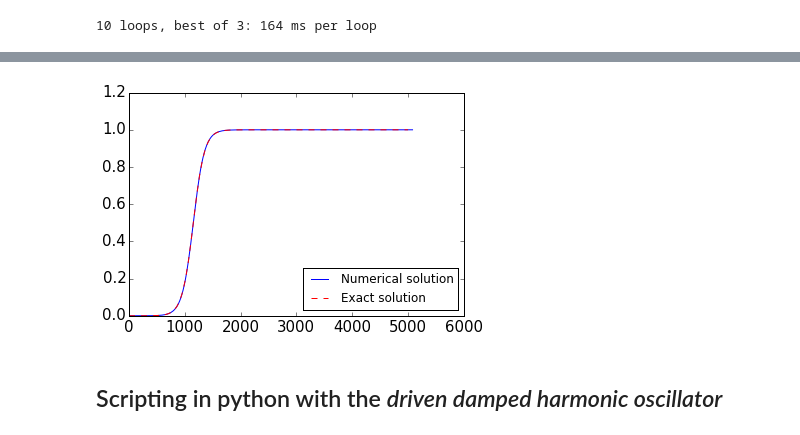
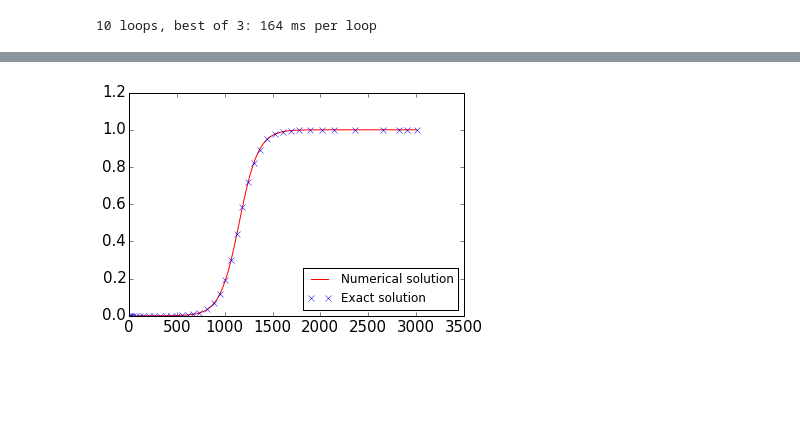
Before and after one commit to GregoryAshton/PPC_talk, a Jupyter notebook: Solving_ODEs_in_Python.ipynb, the cells around one changed output, grey strips where cells are left out. Saved outputs shown, nothing was run; the diff lists cells and outputs as text; code cells hidden in the pictures; blank space fills up the shorter version.

Commit message:
Updates main script

```diff
--- a/Solving_ODEs_in_Python.ipynb
+++ b/Solving_ODEs_in_Python.ipynb
@@ -169,19 +190,19 @@ Giving `scipy.integrate.odeint()` a fixed set of times as we did before yeilds
 # %%
-def logistic(t, y, r=0.01):
+r = .01
+t0 = 0
+y0 = 1e-5
+t1 = 2.0
+
+def logistic(t, y, r):
     return r * y * (1.0 - y)
 
-def logistic_solution(t, r, y0):
-    return pow(1+(pow(y0, -1) - 1)*np.exp(-r*t), -1)
-
-t0 = 0
-y0 = 1e-5
-t1 = 5000.0
-
-time = np.linspace(0, t1, 100)
+time = np.linspace(0, t1, 1000)
 
 results = integrate.odeint(logistic,
                            y0=y0,
-                           t=time)
+                           t=time,
+                           args=(r,),
+                           printmessg=True)
 
 plt.plot(time, results, "b", label="Numerical solution")
 plt.plot(time, logistic_solution(time, 0.01, y0), "r", label="Exact solution")
@@ -192,34 +221,24 @@ plt.show()
 # %%
-import numpy as np
-from scipy.integrate import ode
-import matplotlib.pyplot as plt
-
-
-def logistic(t, y, r):
-    return r * y * (1.0 - y)
-
 r = .01
-
 t0 = 0
 y0 = 1e-5
-t1 = 5000.0
+t1 = 3000.0
 
 backend = 'vode'
 solver = ode(logistic).set_integrator(backend)
 solver.set_initial_value(y0, t0).set_f_params(r)
 
 sol = []
 while solver.successful() and solver.t < t1:
     solver.integrate(t1, step=True)
     sol.append([solver.t, solver.y])
 
 sol = np.array(sol)
+time = sol[:, 0]
 
-plt.plot(sol[:,0], sol[:,1], "-b", label="Numerical solution")
-plt.plot(time, logistic_solution(time, 0.01, y0), "--r", label="Exact solution")
+plt.plot(sol[:,0], sol[:,1], "-r", label="Numerical solution")
+plt.plot(time[::3], logistic_solution(time[::3], r, y0), "x", label="Exact solution")
 plt.legend(loc=4, fontsize=12)
 plt.show()
 # %% [output]
-[figure, old version]
+[figure, new version]
-# %% [markdown]
-## Scripting in python with the *driven damped harmonic oscillator*
```
Also changed, not shown: parts of 28 cells of this notebook.
